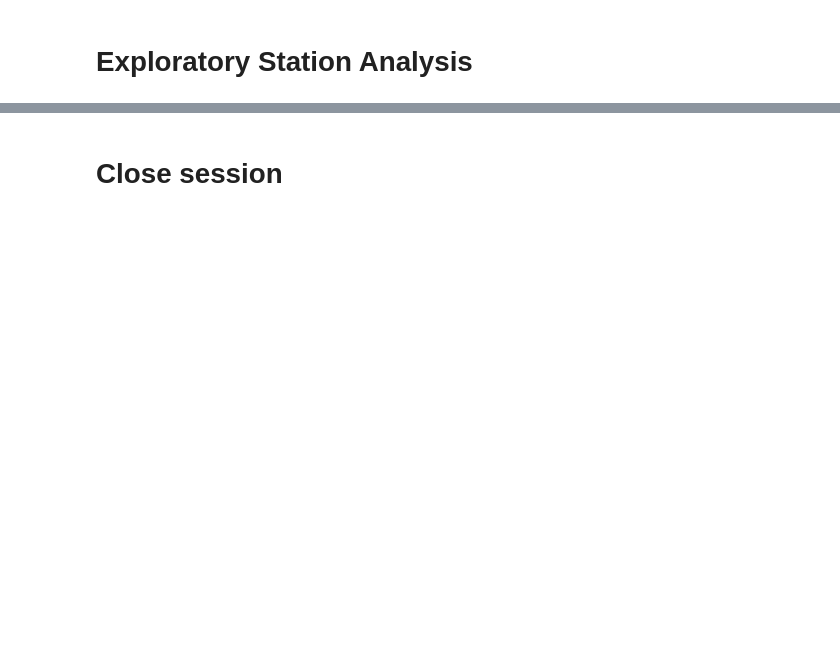
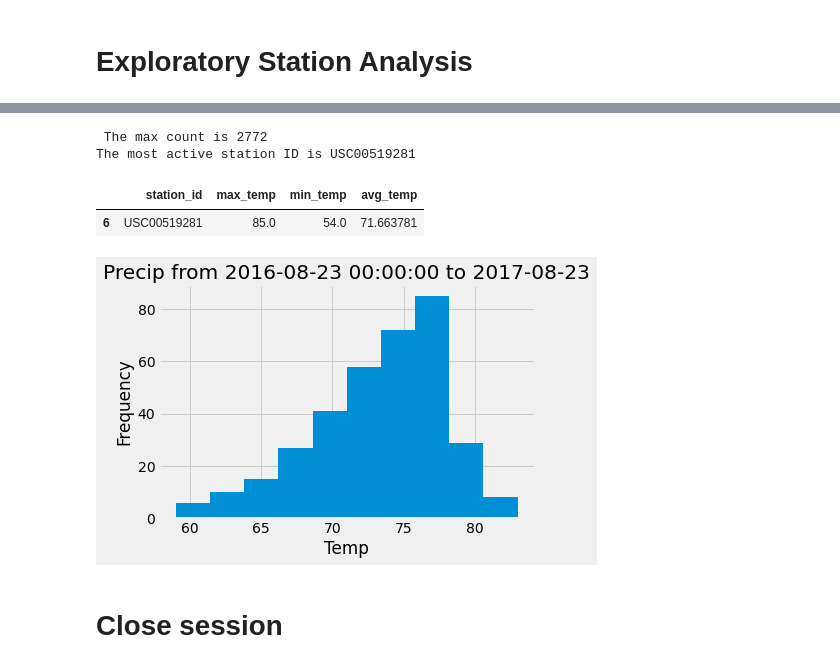
Before and after one commit to danskan/sqlalchemy-challenge, a Jupyter notebook: climate_starter.ipynb, the cells around one changed output, grey strips where cells are left out. Drawn from its saved outputs; the diff is of its cells as text; code cells hidden in the pictures; blank space fills up the shorter version.

```diff
--- a/climate_starter.ipynb
+++ b/climate_starter.ipynb
@@ -100,3 +142,7 @@ elevation FLOAT
 # %%
 # Design a query to find the most active stations (i.e. what stations have the most rows?)
 # List the stations and the counts in descending order.
+active_stations = [measurement.station, func.count(measurement.station)]
+most_active_stations = session.query(*active_stations).group_by(measurement.station).order_by(func.count(measurement.station).desc()).all()
+most_active_stations_df = pd.DataFrame(most_active_stations, columns=['station', 'count'])
+most_active_stations_df.head(10)
@@ -105,6 +160,35 @@ elevation FLOAT
+# %%
+# Using the most active station id from the previous query, calculate the lowest, highest, and average temperature.
+max_count_station = most_active_stations_df['count'].max()
+print(f' The max count is {max_count_station}')
+most_active_station = most_active_stations_df[most_active_stations_df['count'] == max_count_station]
+most_active_station_id = most_active_station['station'][0]
+print(f'The most active station ID is {most_active_station_id}')
+
+tobs = [measurement.station, func.max(measurement.tobs), func.min(measurement.tobs), func.avg(measurement.tobs)]
+max_temps_for_most_active_stations = session.query(*tobs).group_by(measurement.station)
+max_temps_for_most_active_stations_df = pd.DataFrame(max_temps_for_most_active_stations, columns=['station_id', 'max_temp', 'min_temp', 'avg_temp'])
+final_max_temp_for_most_active_station_df = max_temps_for_most_active_stations_df[max_temps_for_most_active_stations_df['station_id'] == most_active_station['station'][0]]
+final_max_temp_for_most_active_station_df.head()
+# %% [output]
+ The max count is 2772
+The most active station ID is USC00519281
+|  | station_id | max_temp | min_temp | avg_temp |
+| 6 | USC00519281 | 85.0 | 54.0 | 71.663781 |
 # %%
 # Using the most active station id
 # Query the last 12 months of temperature observation data for this station and plot the results as a histogram
+data = [measurement.station, measurement.tobs]
+temps = session.query(*data).filter(measurement.date > one_year_ago)
+temps_df = pd.DataFrame(temps, columns= ['station', 'temp'])
+final_temps_df = temps_df[temps_df['station']==most_active_station['station'][0]]
+plt.hist(final_temps_df['temp'])
+plt.xlabel('Temp')
+plt.ylabel('Frequency')
+plt.title(f'Precip from {one_year_ago} to {most_recent_date[0]}')
+plt.show()
+# %% [output]
+[figure, added]
 # %% [markdown]
 # Close session
 # %%
```
Also changed, not shown: parts of 7 cells of this notebook, 13 other files.
